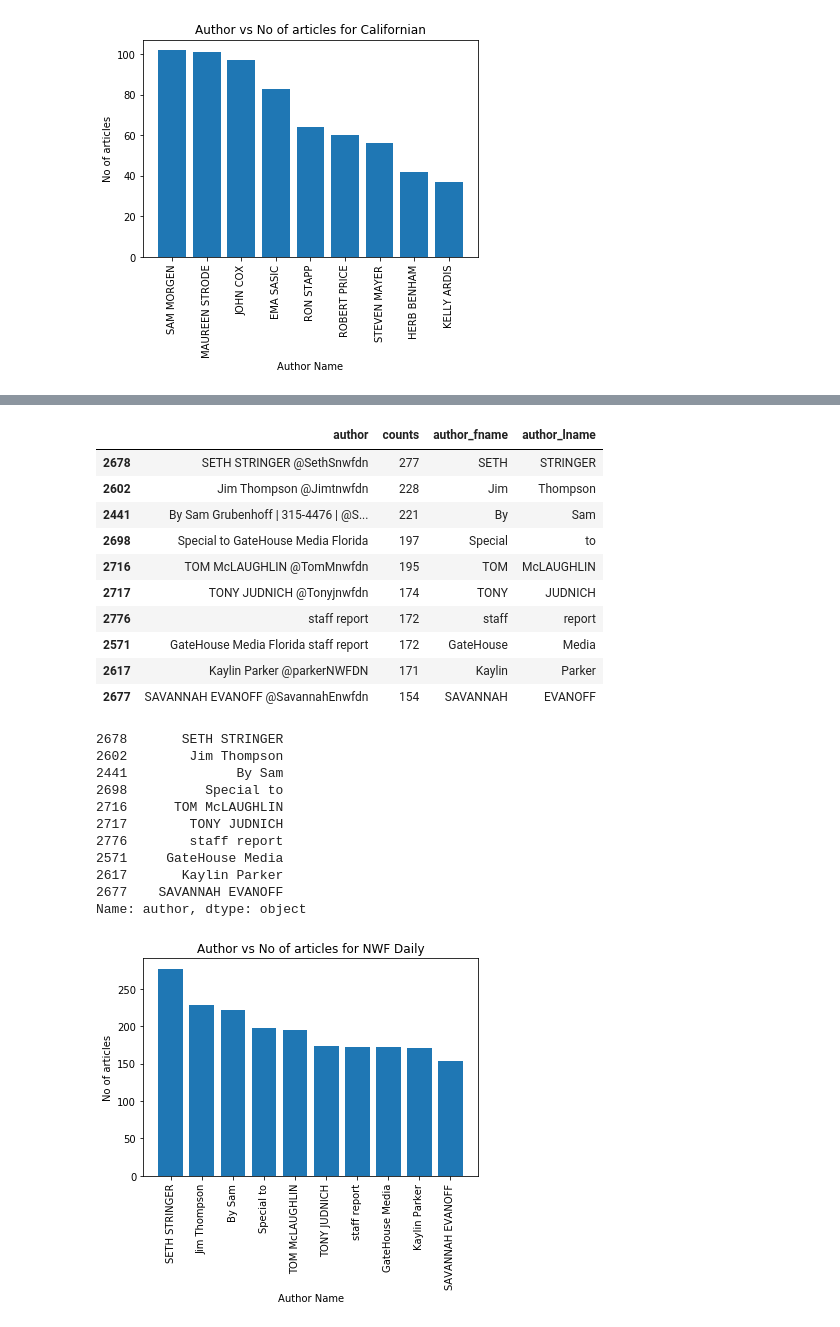
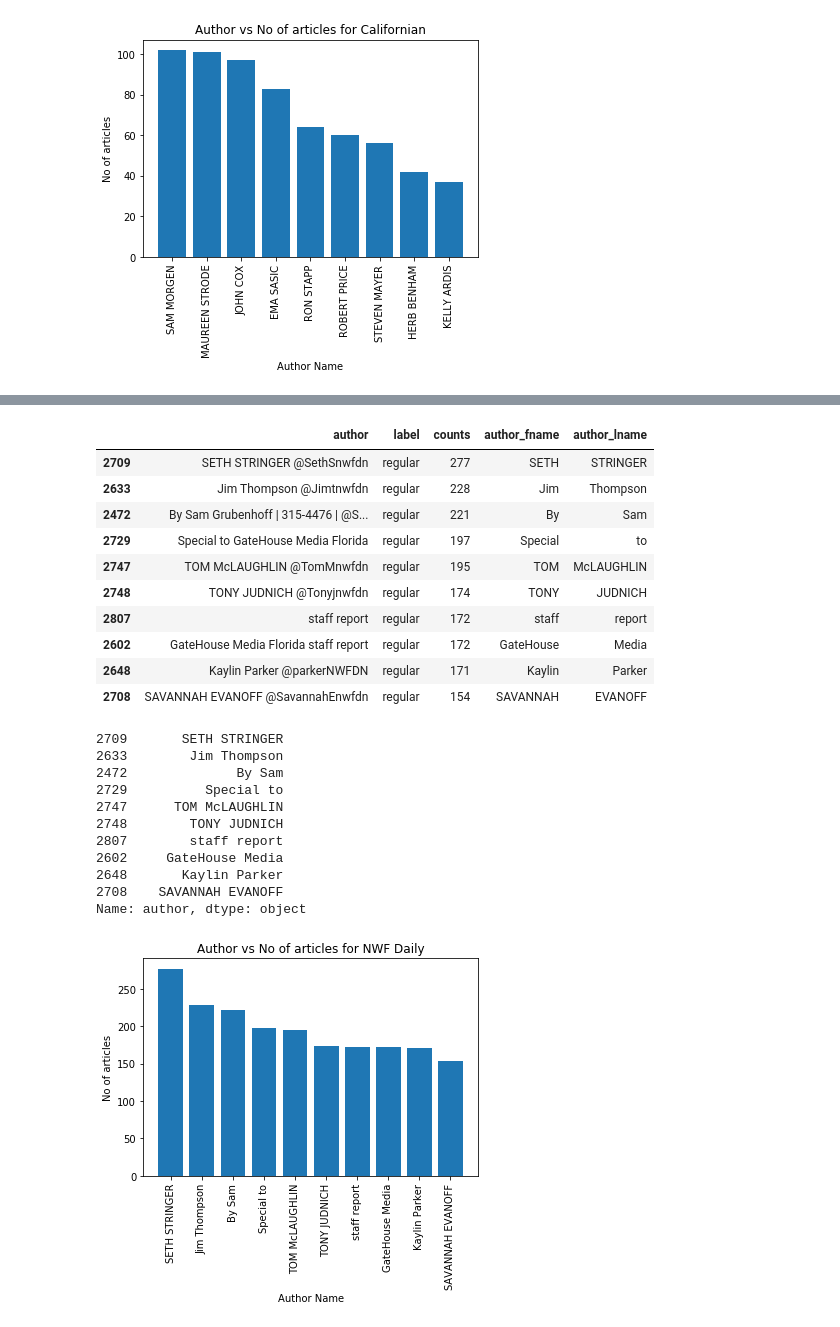
Before and after one commit to ujjwal95/bloomberg_editorial_classifier, a Jupyter notebook: src/eda/author_viz/auth_viz.ipynb, the cells around one changed output, grey strips where cells are left out. Drawn from its saved outputs; the diff is of its cells as text; code cells hidden in the pictures.

```diff
--- a/src/eda/author_viz/auth_viz.ipynb
+++ b/src/eda/author_viz/auth_viz.ipynb
@@ -45,4 +49,4 @@ print(inp_file0['source_name'].unique())
  'NJSpotlight' 'Digital Journal']
 # %%
 # grouping the file by source name and author
-inp_file = inp_file0.groupby(['source_name','author']).size().reset_index(name='counts')
+inp_file = inp_file0.groupby(['source_name','author','label']).size().reset_index(name='counts')
@@ -224,35 +228,35 @@ plot_graph(df, 'Author vs No of articles for Press Democrat')
 # %%
 # Top authors for regular and non-regular combined for NW Florida Daily
 nwf = inp_file[inp_file['source_name'].str.match('NW Florida Daily')].sort_values('counts', ascending=False)
 nwf[['author_fname', 'author_lname', 'email']] = nwf['author'].str.split(' ', 2, expand=True)
-df = nwf.iloc[0:10, 1:5]
+df = nwf.iloc[0:10, 1:6]
 df
 # %% [output]
-|  | author | counts | author_fname | author_lname |
-| 2678 | SETH STRINGER @SethSnwfdn | 277 | SETH | STRINGER |
-| 2602 | Jim Thompson @Jimtnwfdn | 228 | Jim | Thompson |
-| 2441 | By Sam Grubenhoff | 315-4476 | @S... | 221 | By | Sam |
-| 2698 | Special to GateHouse Media Florida | 197 | Special | to |
-| 2716 | TOM McLAUGHLIN @TomMnwfdn | 195 | TOM | McLAUGHLIN |
-| 2717 | TONY JUDNICH @Tonyjnwfdn | 174 | TONY | JUDNICH |
-| 2776 | staff report | 172 | staff | report |
-| 2571 | GateHouse Media Florida staff report | 172 | GateHouse | Media |
-| 2617 | Kaylin Parker @parkerNWFDN | 171 | Kaylin | Parker |
-| 2677 | SAVANNAH EVANOFF @SavannahEnwfdn | 154 | SAVANNAH | EVANOFF |
+|  | author | label | counts | author_fname | author_lname |
+| 2709 | SETH STRINGER @SethSnwfdn | regular | 277 | SETH | STRINGER |
+| 2633 | Jim Thompson @Jimtnwfdn | regular | 228 | Jim | Thompson |
+| 2472 | By Sam Grubenhoff | 315-4476 | @S... | regular | 221 | By | Sam |
+| 2729 | Special to GateHouse Media Florida | regular | 197 | Special | to |
+| 2747 | TOM McLAUGHLIN @TomMnwfdn | regular | 195 | TOM | McLAUGHLIN |
+| 2748 | TONY JUDNICH @Tonyjnwfdn | regular | 174 | TONY | JUDNICH |
+| 2807 | staff report | regular | 172 | staff | report |
+| 2602 | GateHouse Media Florida staff report | regular | 172 | GateHouse | Media |
+| 2648 | Kaylin Parker @parkerNWFDN | regular | 171 | Kaylin | Parker |
+| 2708 | SAVANNAH EVANOFF @SavannahEnwfdn | regular | 154 | SAVANNAH | EVANOFF |
 # %%
 df['author'] = df[['author_fname', 'author_lname']].apply(lambda x:' '.join(x), axis=1)
 df['author']
 # %% [output]
-2678       SETH STRINGER
-2602        Jim Thompson
-2441              By Sam
-2698          Special to
-2716      TOM McLAUGHLIN
-2717        TONY JUDNICH
-2776        staff report
-2571     GateHouse Media
-2617       Kaylin Parker
-2677    SAVANNAH EVANOFF
+2709       SETH STRINGER
+2633        Jim Thompson
+2472              By Sam
+2729          Special to
+2747      TOM McLAUGHLIN
+2748        TONY JUDNICH
+2807        staff report
+2602     GateHouse Media
+2648       Kaylin Parker
+2708    SAVANNAH EVANOFF
 Name: author, dtype: object
 # %%
 plot_graph(df, 'Author vs No of articles for NWF Daily')
```
Also changed, not shown: parts of 21 cells of this notebook.
